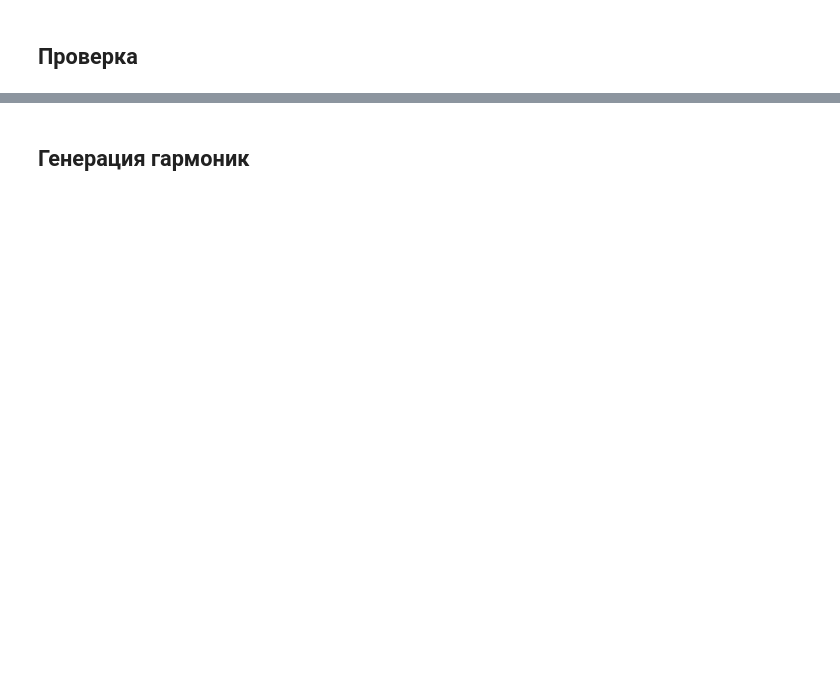
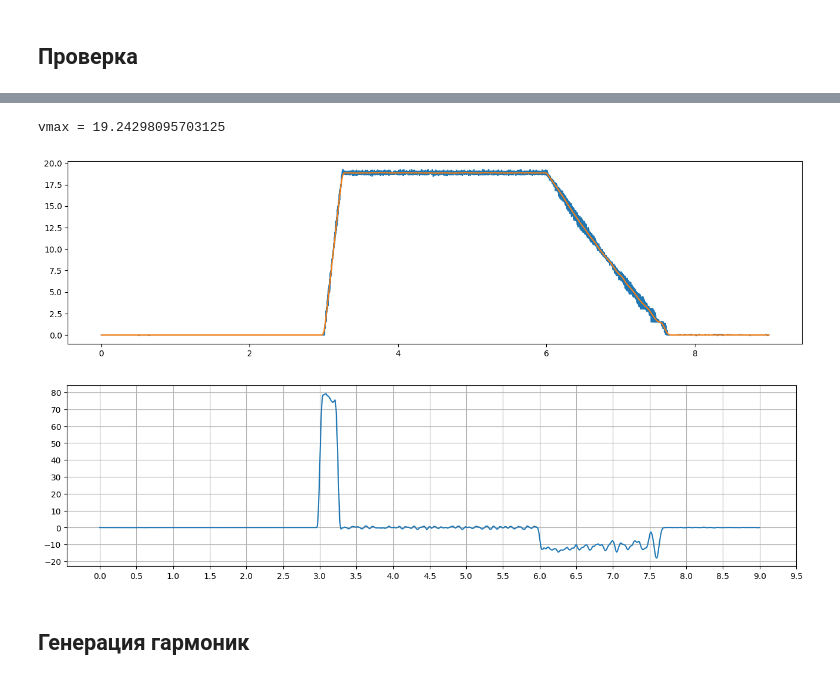
Before and after one commit to tndrd/encos-sys-id, a Jupyter notebook: scripts/test.ipynb, the cells around one changed output, grey strips where cells are left out. Cells and saved outputs as stored; diff of their text form; code cells hidden in the pictures; blank space fills up the shorter version.

```diff
--- a/scripts/test.ipynb
+++ b/scripts/test.ipynb
@@ -56,3 +53,31 @@ vmax = 8.19536018371582
+# %%
+print(f"vmax = {np.max(np.abs(dY))}")
+
+wlen = 100
+window = windows.hann(wlen)
+norm = np.sum(window) * wlen * 1e-2 * SIGNAL_DT_MS
+
+dY_smooth = np.convolve(dY, window / norm, mode='same')
+plt.figure(figsize=(16, 4))
+plt.plot(T, dY)
+plt.plot(T, dY_smooth)
+plt.show()
+
+ddY = (dY_smooth[2:] - dY_smooth[:-2]) * 5e2 / SIGNAL_DT_MS
+
+plt.figure(figsize=(16, 4))
+plt.plot(T[:-2], ddY)
+plt.xticks(ticks)
+plt.yticks(np.arange(-20, 90, 10))
+plt.grid()
+plt.show()
+
+acc = (np.max(ddY) + np.min(ddY)) # rad / s^2
+INERTIA_COEFF = (AMPLITUDE / acc) / 1.7
+# %% [output]
+vmax = 19.24298095703125
+[figure, added]
+[figure, added]
 # %% [markdown]
 ## Генерация гармоник
 # %%
```
Also changed, not shown: parts of 9 cells of this notebook, 1 other file.
